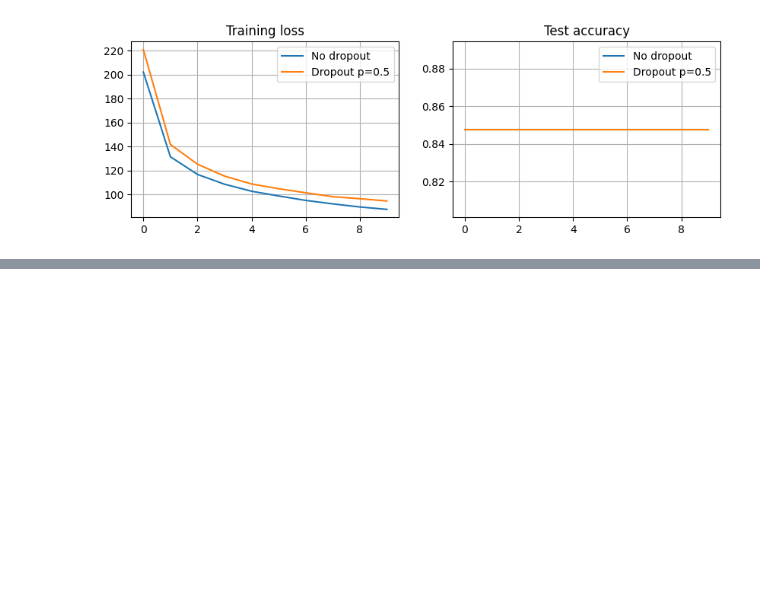
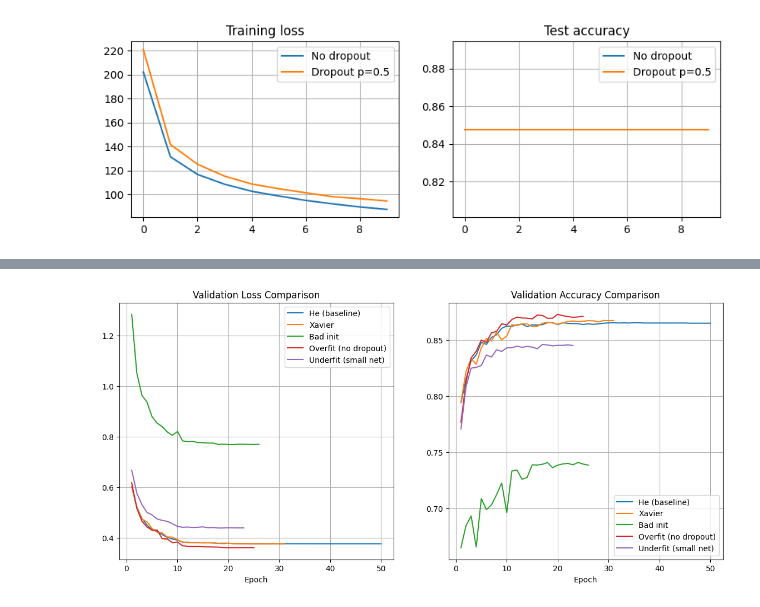
Before and after one commit to heoconngoc/Deep_Learning, a Jupyter notebook: 5_Multilayer_Perceptrons.ipynb, the cells around one changed output, grey strips where cells are left out. Saved outputs shown, nothing was run; the diff lists cells and outputs as text; code cells hidden in the pictures; blank space fills up the shorter version.

```diff
--- a/5_Multilayer_Perceptrons.ipynb
+++ b/5_Multilayer_Perceptrons.ipynb
@@ -312,0 +639,31 @@ plt.show()
+# %%
+# Visualize For Comparison
+
+def compare_results(results):
+    plt.figure(figsize=(14,6))
+
+    # LOSS
+    plt.subplot(1,2,1)
+    for name, h in results.items():
+        epochs = range(1, len(h["val_loss"]) + 1)
+        plt.plot(epochs, h["val_loss"], label=name)
+    plt.title("Validation Loss Comparison")
+    plt.xlabel("Epoch")
+    plt.legend()
+    plt.grid()
+
+    # ACCURACY
+    plt.subplot(1,2,2)
+    for name, h in results.items():
+        epochs = range(1, len(h["val_acc"]) + 1)
+        plt.plot(epochs, h["val_acc"], label=name)
+    plt.title("Validation Accuracy Comparison")
+    plt.xlabel("Epoch")
+    plt.legend()
+    plt.grid()
+
+    plt.show()
+
+compare_results(results)
+# %% [output]
+[figure, added]
```
Also changed, not shown: parts of 12 cells of this notebook.
